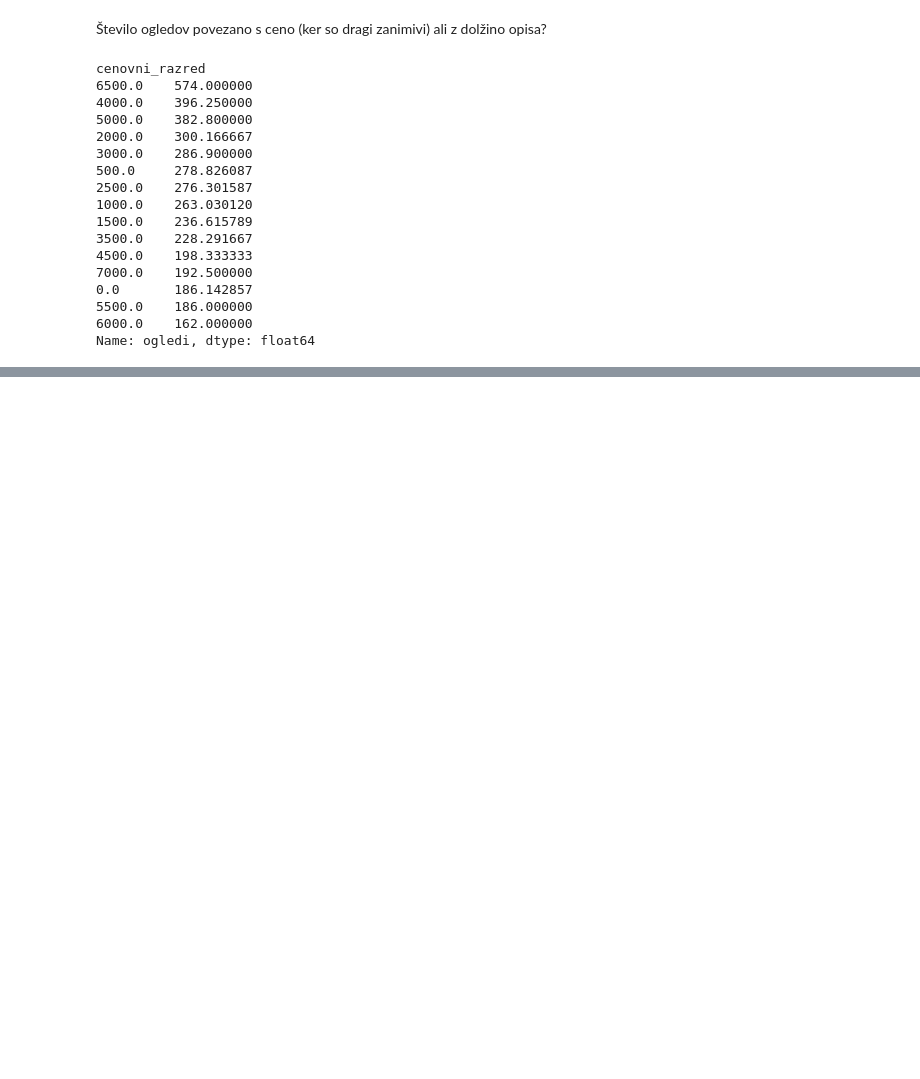
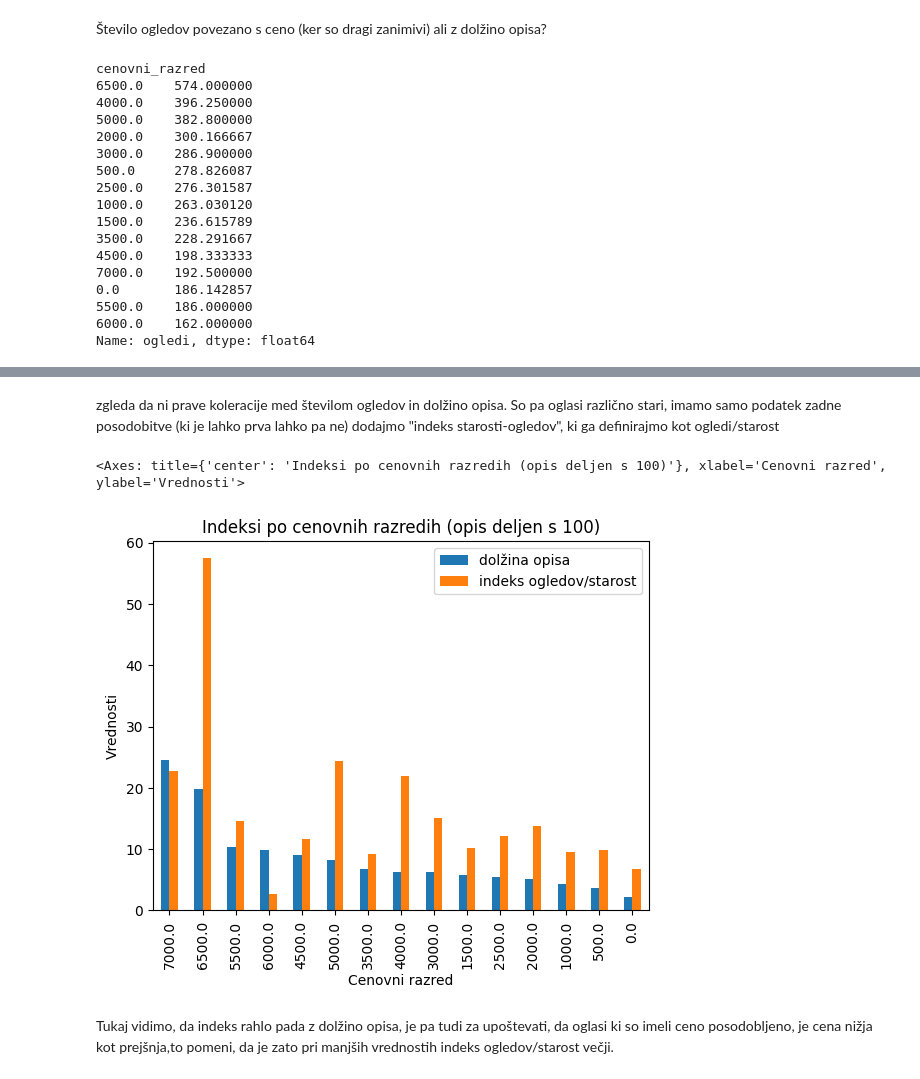
Before and after one commit to ambrovo/UVP-projektna, a Jupyter notebook: analiza.ipynb, the cells around one changed output, grey strips where cells are left out. Cells and saved outputs as stored; diff of their text form; code cells hidden in the pictures; blank space fills up the shorter version.

```diff
--- a/analiza.ipynb
+++ b/analiza.ipynb
@@ -170,0 +177,22 @@ Name: ogledi, dtype: float64
+# %% [markdown]
+zgleda da ni prave koleracije med številom ogledov in dolžino opisa. So pa oglasi različno stari, imamo samo podatek zadne posodobitve (ki je lahko prva lahko pa ne) dodajmo "indeks starosti-ogledov", ki ga definirajmo kot ogledi/starost
+# %%
+vsi_podatki['posodobljeno'] = pd.to_datetime(vsi_podatki['posodobljeno'], format='%d.%m.%Y')
+referencni_datum = pd.to_datetime('20.10.2025', format='%d.%m.%Y')
+vsi_podatki["starost"] = (referencni_datum - vsi_podatki["posodobljeno"]).dt.days
+#vsi_podatki[["posodobljeno","starost"]]
+vsi_podatki["indeks ogledov/starost"] = vsi_podatki["ogledi"] / vsi_podatki["starost"]
+#vsi_podatki["indeks ogledov/starost"]
+indeks_po_razredih = vsi_podatki.groupby("cenovni_razred")["indeks ogledov/starost"].mean().sort_values(ascending=False)
+
+ax = pd.merge(opis_po_razredih/100,indeks_po_razredih, on="cenovni_razred").round(1).plot(kind="bar")
+
+ax.set_title('Indeksi po cenovnih razredih (opis deljen s 100)')
+ax.set_xlabel('Cenovni razred')
+ax.set_ylabel('Vrednosti')
+ax
+# %% [output]
+<Axes: title={'center': 'Indeksi po cenovnih razredih (opis deljen s 100)'}, xlabel='Cenovni razred', ylabel='Vrednosti'>
+[figure, added]
+# %% [markdown]
+Tukaj vidimo, da indeks rahlo pada z dolžino opisa, je pa tudi za upoštevati, da oglasi ki so imeli ceno posodobljeno, je cena nižja kot prejšnja,to pomeni, da je zato pri manjših vrednostih indeks ogledov/starost večji.
```
Also changed, not shown: parts of 6 cells of this notebook.
